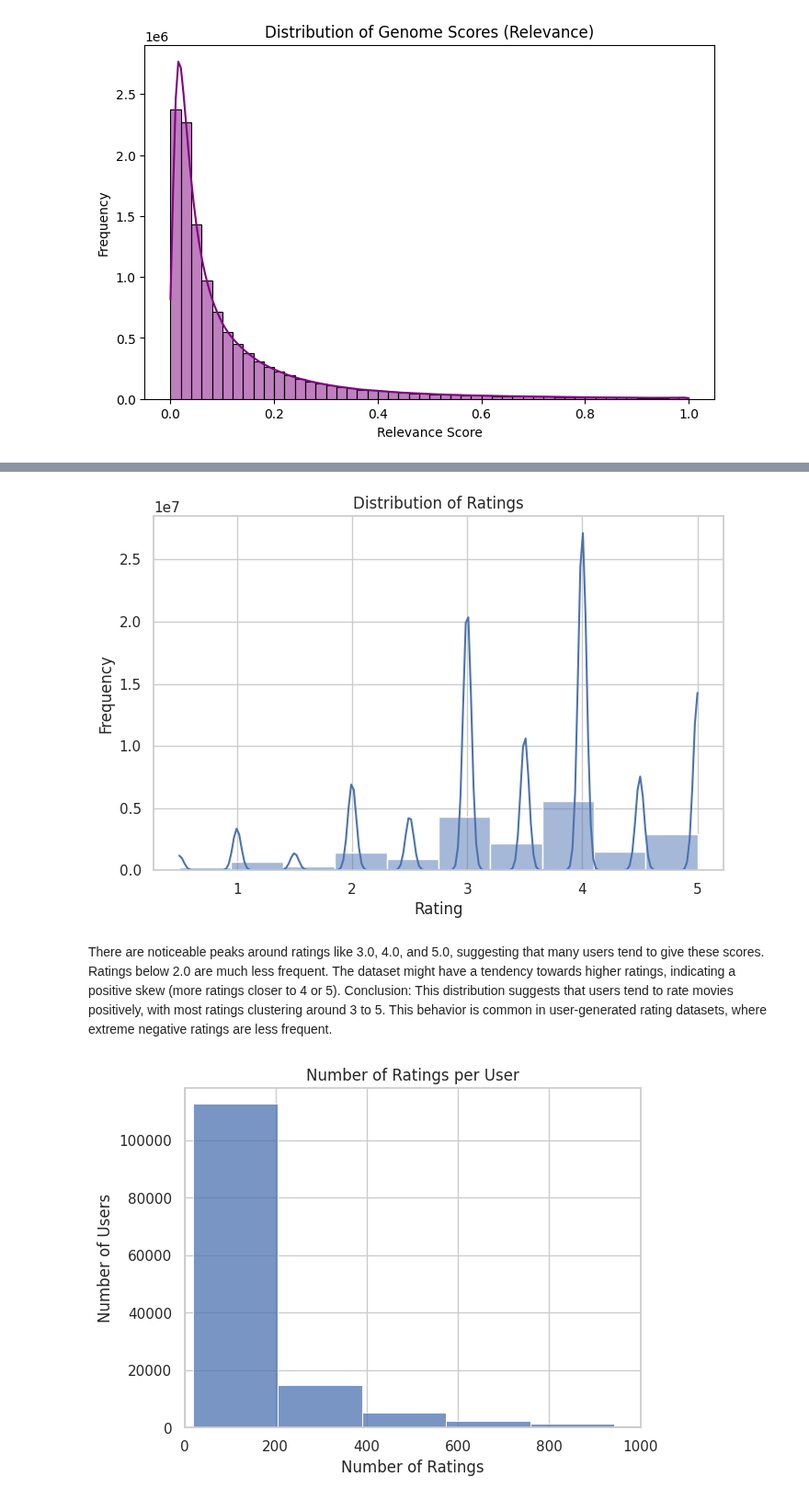
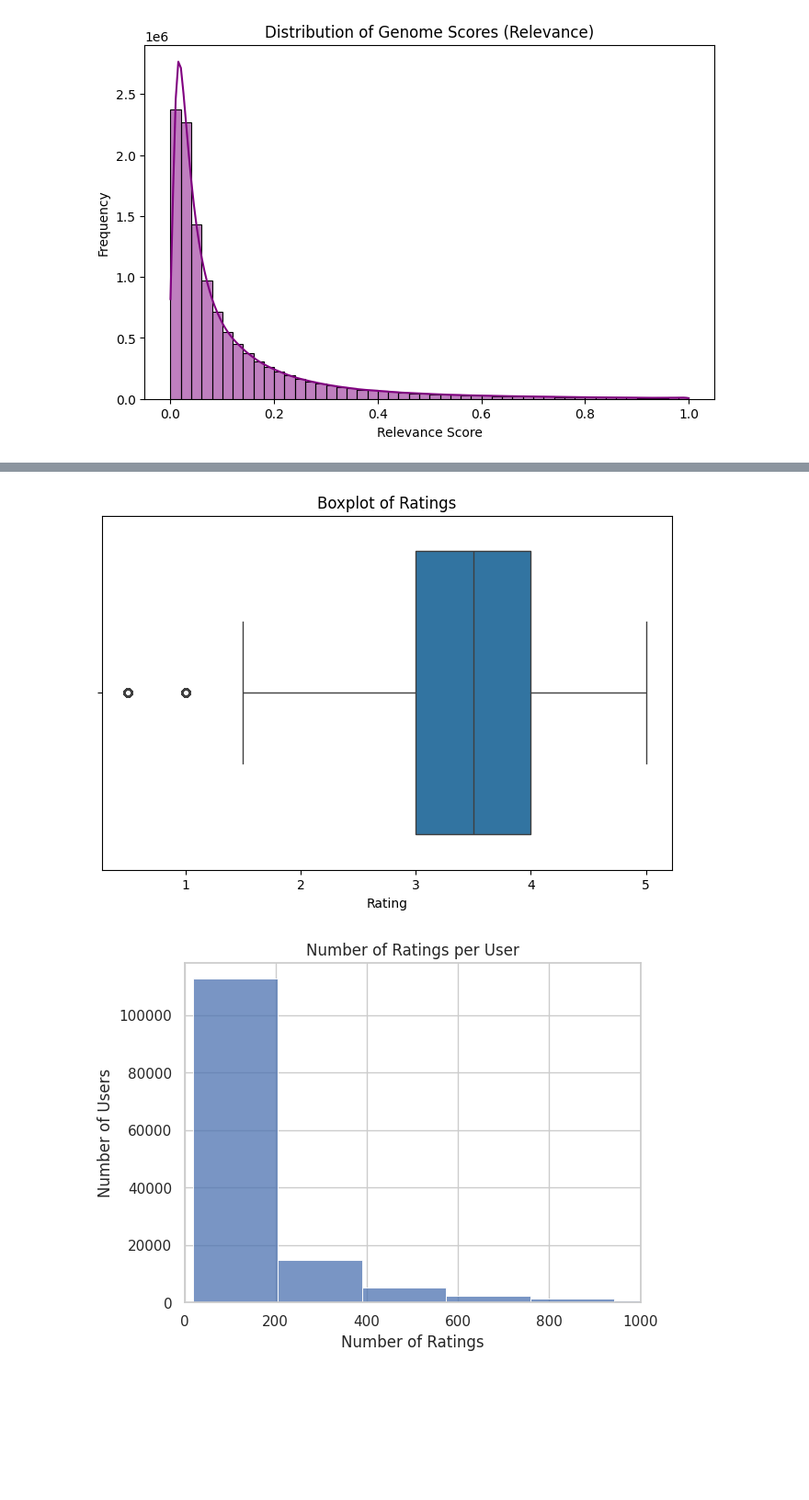
Before and after one commit to emanueleiacca/ADM-HW4, a Jupyter notebook: DataPreparation.ipynb, the cells around one changed output, grey strips where cells are left out. Shown at 92% size. Drawn from its saved outputs; the diff is of its cells as text; code cells hidden in the pictures; blank space fills up the shorter version.

```diff
--- a/DataPreparation.ipynb
+++ b/DataPreparation.ipynb
@@ -533,18 +444,11 @@ plt.show()
 # %%
 plt.figure(figsize=(8, 5))
-sns.histplot(rating_df_pd['rating'], bins=10, kde=True)
-plt.title('Distribution of Ratings')
+sns.boxplot(x=rating_df_pd['rating'])
+plt.title('Boxplot of Ratings')
 plt.xlabel('Rating')
-plt.ylabel('Frequency')
 plt.show()
 # %% [output]
-[figure, old version]
+[figure, new version]
-# %% [markdown]
-There are noticeable peaks around ratings like 3.0, 4.0, and 5.0, suggesting that many users tend to give these scores.
-Ratings below 2.0 are much less frequent.
-The dataset might have a tendency towards higher ratings, indicating a positive skew (more ratings closer to 4 or 5).
-Conclusion:
-This distribution suggests that users tend to rate movies positively, with most ratings clustering around 3 to 5. This behavior is common in user-generated rating datasets, where extreme negative ratings are less frequent.
 # %%
 user_ratings_count = rating_df_pd['userId'].value_counts()
 sns.histplot(user_ratings_count, bins=50, kde=False)
```
Also changed, not shown: parts of 8 cells of this notebook.
